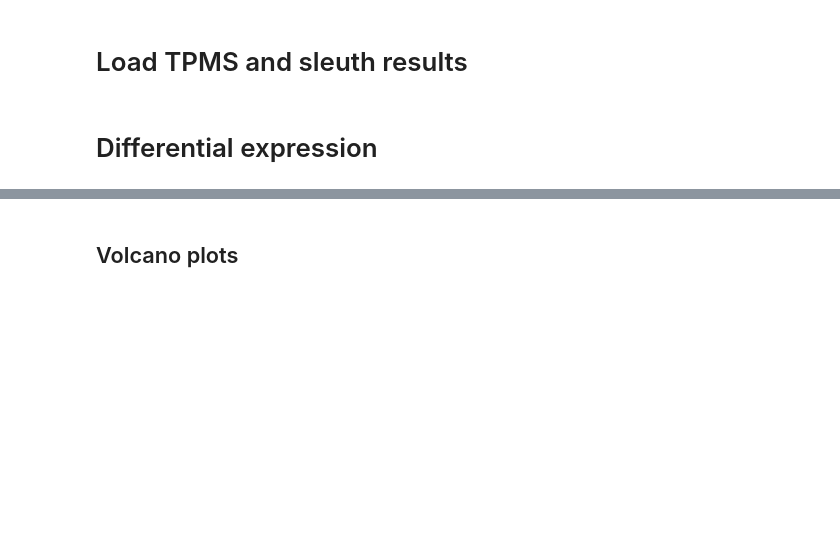
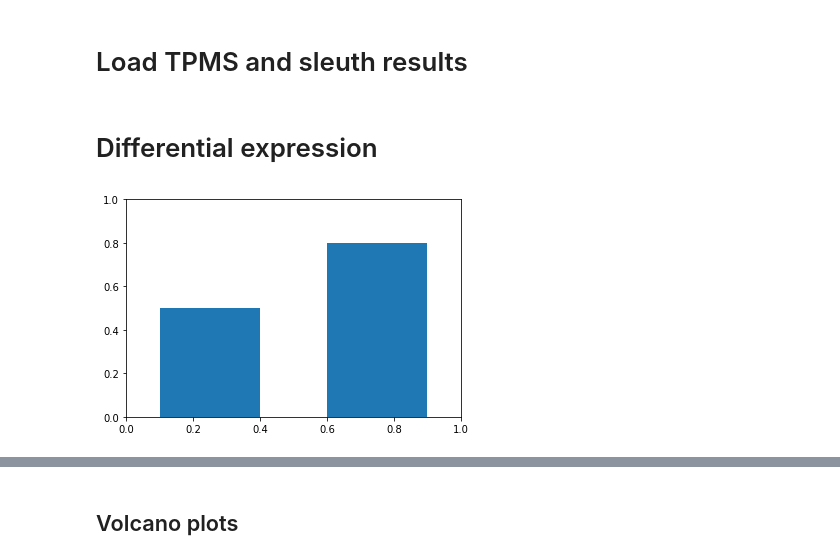
Before and after one commit to kevinhu/mdm4-splicing, a Jupyter notebook: notebooks/fig3_rnaseq.ipynb, the cells around one changed output, grey strips where cells are left out. Drawn from its saved outputs; the diff is of its cells as text; code cells hidden in the pictures; blank space fills up the shorter version.

Commit message:
Rectangles for barplot

```diff
--- a/notebooks/fig3_rnaseq.ipynb
+++ b/notebooks/fig3_rnaseq.ipynb
@@ -84,3 +85,15 @@ def as_si(x, ndp):
     x_si = r'{m:s} × $10^{{{e:d}}}$'.format(m=m, e=int(e))
 
     return x_si
+# %%
+ax = plt.subplot(111)
+
+control_rect = Rectangle([0.1,0],0.3,0.5)
+ax.add_patch(control_rect)
+
+treatment_rect = Rectangle([0.6,0],0.3,0.8)
+ax.add_patch(treatment_rect)
+
+plt.show()
+# %% [output]
+[figure, added]
```
Also changed, not shown: parts of 11 cells of this notebook, 2 other files.
